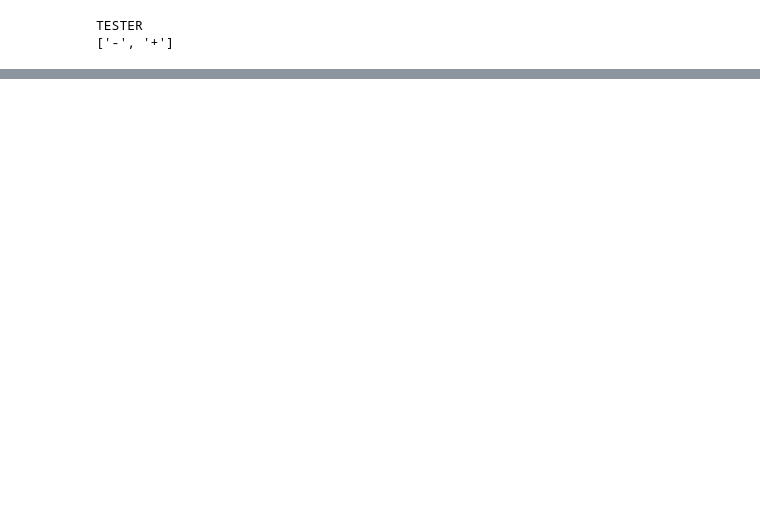
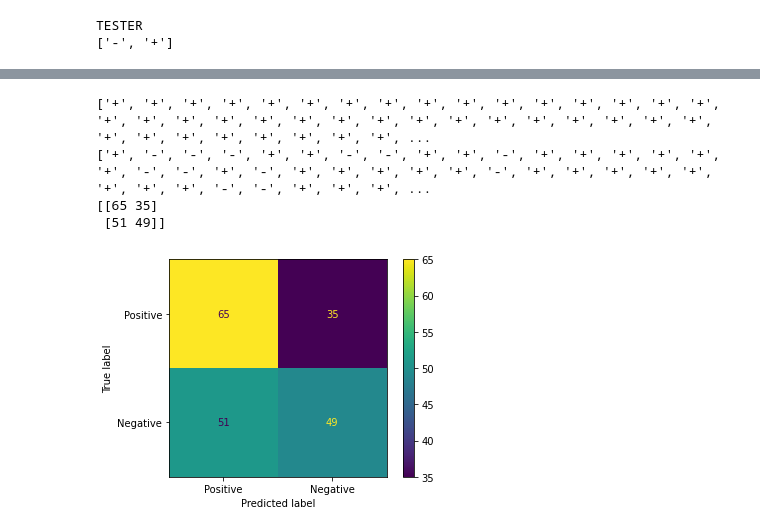
Before and after one commit to paytonburks/pa12, a Jupyter notebook: project12.ipynb, the cells around one changed output, grey strips where cells are left out. Saved outputs shown, nothing was run; the diff lists cells and outputs as text; code cells hidden in the pictures; blank space fills up the shorter version.

Commit message:
confusion matrix

```diff
--- a/project12.ipynb
+++ b/project12.ipynb
@@ -37,13 +39,13 @@ print(pred)
 TESTER
 ['-', '+']
 # %%
-#Pos/neg prediction on all test bag
-testBag = makeData.main()
+#POSITIVE TEST BAG PREDICTION
+posTestBag, negTestBag = makeData.main()
 i = 1
 overall_neg = 0
 overall_pos = 0
-print("ALL REVIEW PREDICTIONS:")
-for review in testBag:
+print("POSITIVE REVIEW PREDICTIONS:")
+for review in posTestBag:
     predicted = movie_nb.predict(review)
     pos, neg = movie_nb.count_prediction(predicted)
 
@@ -57,16 +59,16 @@ for review in testBag:
     skew = pos_dict_count/neg_dict_count
     senti = ''
     if pos > neg*skew:
-        senti == 'POSITIVE'
+        senti = 'POSITIVE'
         overall_pos+=1
     else:
-        senti == 'NEGATIVE'
+        senti = 'NEGATIVE'
         overall_neg+=1
 
     print("\nREVIEW " + str(i))
     print("+: " + str(pos))
     print("-: " + str(neg))
-    print("Overall: " + senti)
+    print("SENTIMENT: " + senti)
     i+=1
 print("\nTOTAL POSITIVE:" + str(overall_pos))
 print("TOTAL NEGATIVE:" + str(overall_neg))
@@ -91,6 +130,7 @@ TOTAL NEGATIVE:47
 # %%
 #Give a random review and pos/neg prediction
-testBag = makeData.main()
+posTestBag, negTestBag = makeData.main()
+testBag = posTestBag + negTestBag
 rand = random.randint(0,len(testBag)-1)
 rand_review = testBag[rand]
 rand_predict = movie_nb.predict(rand_review)
@@ -103,0 +144,60 @@ RANDOM REVIEW + CORPORA
+# %%
+def create_martix(truth, senti_array):
+    truth_arr = []
+    false_arr = []
+
+    if truth == '+':
+        for ch in senti_array:
+            if ch == '+':
+                truth_arr.append('+')
+            if ch == '-':
+                false_arr.append('-')
+    else:
+        for ch in senti_array:
+            if ch == '+':
+                false_arr.append('+')
+            if ch == '-':
+                truth_arr.append('-')
+    return truth_arr, false_arr
+
+actual = []
+predicted = []
+
+testBag = posTestBag + negTestBag
+
+for i in range(100):
+    actual.append('+')
+
+for i in range(100):
+    actual.append('-')
+
+pos_arr = movie_nb.predict(posTestBag)
+neg_arr = movie_nb.predict(negTestBag)
+
+a1, p1 = create_martix('+', pos_arr)
+a2, p2 = create_martix('-', neg_arr)
+
+# actual.append(a1)
+# actual.append(a2)
+# actual = a1 + a2
+
+# predicted.append(p1)
+# predicted.append(p2)
+# predicted = p1 + p2
+predicted = pos_arr + neg_arr
+
+print(actual)
+print(predicted)
+
+confusion_matrix = metrics.confusion_matrix(actual, predicted)
+print(confusion_matrix)
+cm_display = metrics.ConfusionMatrixDisplay(confusion_matrix = confusion_matrix, display_labels = ["Positive", "Negative"])
+
+cm_display.plot()
+plt.show()
+# %% [output]
+['+', '+', '+', '+', '+', '+', '+', '+', '+', '+', '+', '+', '+', '+', '+', '+', '+', '+', '+', '+', '+', '+', '+', '+', '+', '+', '+', '+', '+', '+', '+', '+', '+', '+', '+', '+', '+', '+', '+', '+', ...
+['+', '-', '-', '-', '+', '+', '-', '-', '+', '+', '-', '+', '+', '+', '+', '+', '+', '-', '-', '+', '-', '+', '+', '+', '+', '+', '-', '+', '+', '+', '+', '+', '+', '+', '+', '-', '-', '+', '+', '+', ...
+[[65 35]
+ [51 49]]
+[figure, added]
```
Also changed, not shown: parts of 4 cells of this notebook, 4 other files.
